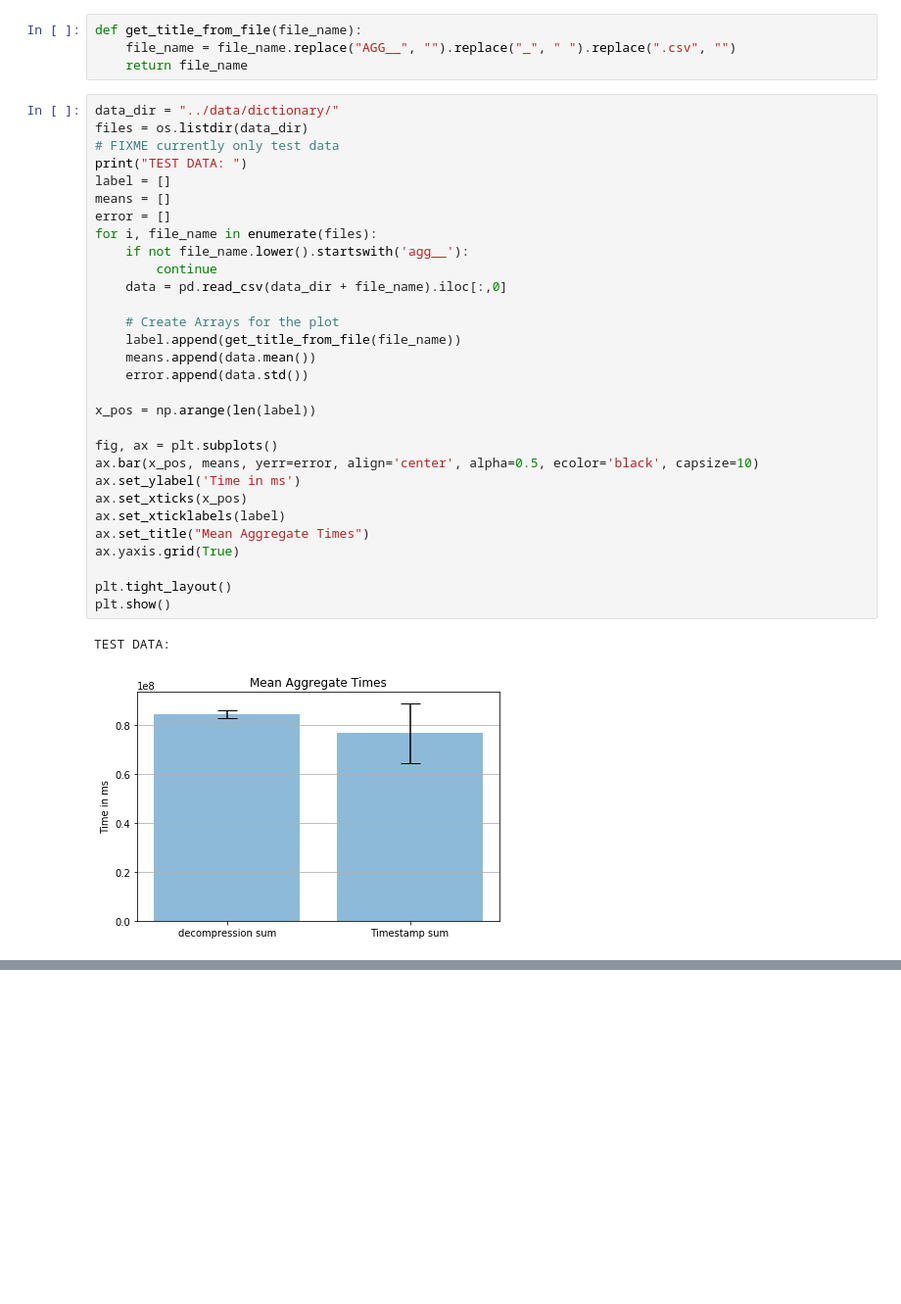
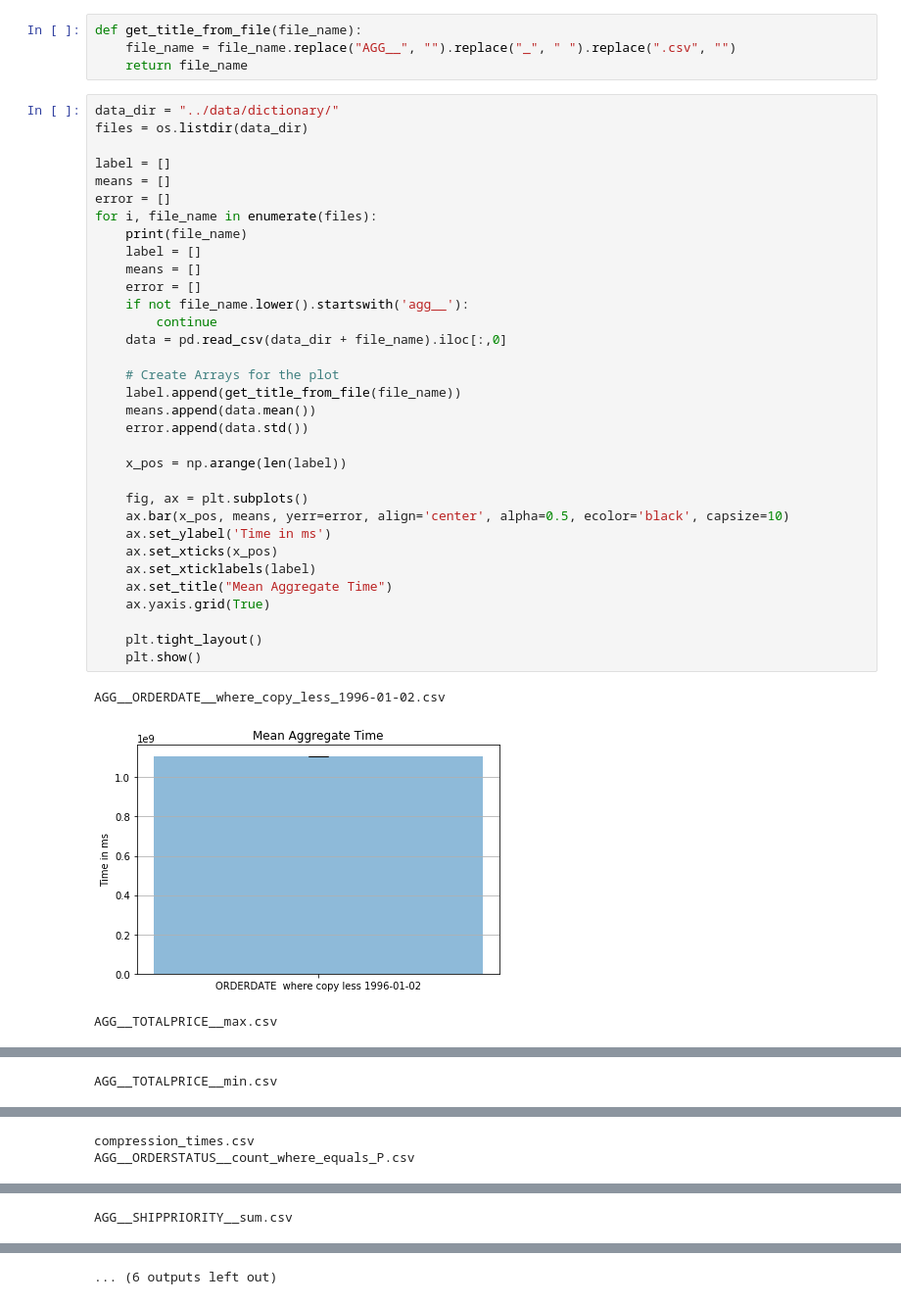
Before and after one commit to paszin/TuCompression, a Jupyter notebook: python/Aggregates.ipynb, the cells around one changed output, grey strips where cells are left out. Shown at 98% size. Drawn from its saved outputs; the diff is of its cells as text; blank space fills up the shorter version.

Commit message:
one aggregate chart per file

```diff
--- a/python/Aggregates.ipynb
+++ b/python/Aggregates.ipynb
@@ -16,33 +16,37 @@ def get_title_from_file(file_name):
 # %%
 data_dir = "../data/dictionary/"
 files = os.listdir(data_dir)
-# FIXME currently only test data
-print("TEST DATA: ")
+
 label = []
 means = []
 error = []
 for i, file_name in enumerate(files):
+    print(file_name)
+    label = []
+    means = []
+    error = []
     if not file_name.lower().startswith('agg__'):
         continue
     data = pd.read_csv(data_dir + file_name).iloc[:,0]
 
     # Create Arrays for the plot
     label.append(get_title_from_file(file_name))
     means.append(data.mean())
     error.append(data.std())
 
-x_pos = np.arange(len(label))
+    x_pos = np.arange(len(label))
 
-fig, ax = plt.subplots()
-ax.bar(x_pos, means, yerr=error, align='center', alpha=0.5, ecolor='black', capsize=10)
-ax.set_ylabel('Time in ms')
-ax.set_xticks(x_pos)
-ax.set_xticklabels(label)
-ax.set_title("Mean Aggregate Times")
-ax.yaxis.grid(True)
+    fig, ax = plt.subplots()
+    ax.bar(x_pos, means, yerr=error, align='center', alpha=0.5, ecolor='black', capsize=10)
+    ax.set_ylabel('Time in ms')
+    ax.set_xticks(x_pos)
+    ax.set_xticklabels(label)
+    ax.set_title("Mean Aggregate Time")
+    ax.yaxis.grid(True)
 
-plt.tight_layout()
-plt.show()
+    plt.tight_layout()
+    plt.show()
 # %% [output]
-TEST DATA:
+AGG__ORDERDATE__where_copy_less_1996-01-02.csv
-[figure, old version]
+[figure, new version]
+AGG__TOTALPRICE__max.csv
@@ -48,0 +54 @@ TEST DATA:
+AGG__TOTALPRICE__min.csv
@@ -48,0 +56,2 @@ TEST DATA:
+compression_times.csv
+AGG__ORDERSTATUS__count_where_equals_P.csv
@@ -48,0 +59 @@ TEST DATA:
+AGG__SHIPPRIORITY__sum.csv
@@ -48,0 +65 @@ TEST DATA:
+... (6 outputs left out)
```
Also changed, not shown: parts of 1 cell of this notebook.
